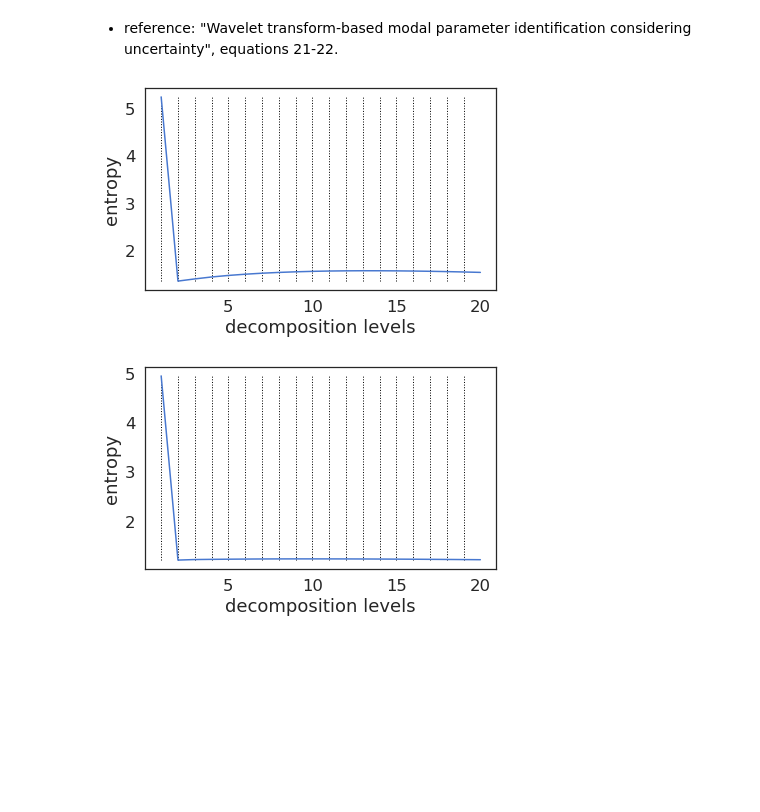
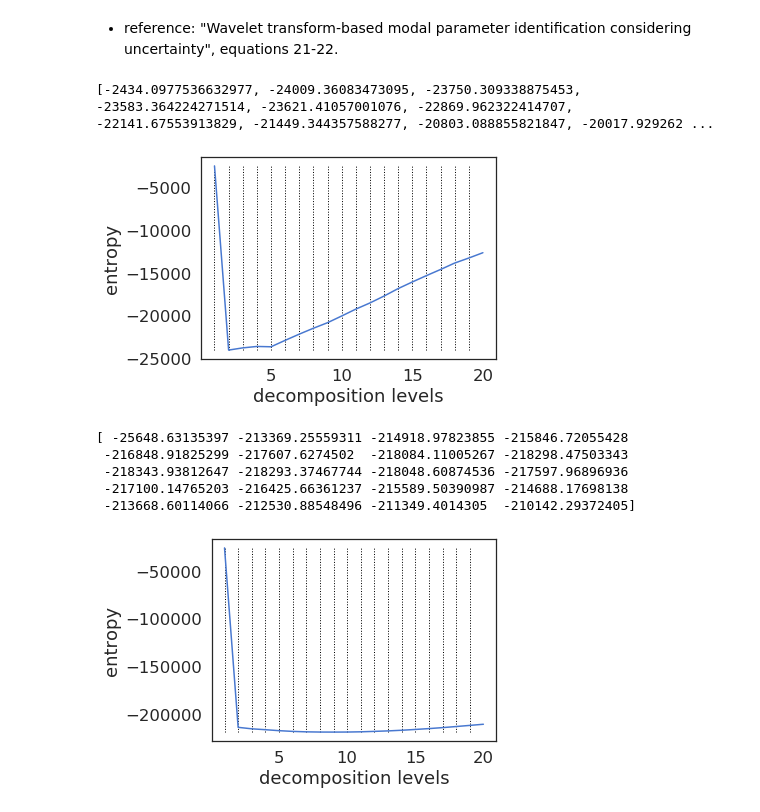
Before and after one commit to andac-demir/HapticsDynamicSystemIdentification, a Jupyter notebook: decomposition_entropy.ipynb, the cells around one changed output. Saved outputs shown, nothing was run; the diff lists cells and outputs as text; code cells hidden in the pictures; blank space fills up the shorter version.

```diff
--- a/decomposition_entropy.ipynb
+++ b/decomposition_entropy.ipynb
@@ -401,6 +401,6 @@ def _test_select_resolution_byspectral(signal):
 # %%
 subject = 4
 trial = 25
-signal = test_data[subject][trial]['EMG-2']
+signal = test_data[subject][trial]['EEG-2']
 _test_select_resolution_byspectral(signal)
 # %% [output]
@@ -446,7 +446,7 @@ def get_pdf_distr(wcoeffs):
     '''
     wcoeffs = np.array(wcoeffs)
     wcoeffs = wcoeffs[abs(wcoeffs)!=0]
-    return abs(wcoeffs) / np.sum(np.abs(wcoeffs))
+    return abs(wcoeffs) / (np.sum(np.abs(wcoeffs)**2) / len(wcoeffs))
 # %%
 def _test_select_resolution_bywavelet(signal, _max=20, average=False):
     '''
@@ -506,21 +506,27 @@ def plot_se(se):
 # %%
 subject = 4
 trial = 25
-signal = test_data[subject][trial]['EMG-2']
+signal = test_data[subject][trial]['EEG-2']
 se = _test_select_resolution_bywavelet(signal)
 print(se)
 plot_se(se)
 # %% [output]
+[-2434.0977536632977, -24009.36083473095, -23750.309338875453, -23583.364224271514, -23621.41057001076, -22869.962322414707, -22141.67553913829, -21449.344357588277, -20803.088855821847, -20017.929262 ...
-[figure, old version]
+[figure, new version]
 # %%
 count = 0
 for subject in test_data:
     for trial in subject:
         for channel in trial:
-            se = np.add(_test_select_resolution_bywavelet(trial[channel]), se)
+            se = np.add(_test_select_resolution_bywavelet(trial[channel], 20, False), se)
             count += 1
 se = se / count
 print(se)
 plot_se(se)
 # %% [output]
+[ -25648.63135397 -213369.25559311 -214918.97823855 -215846.72055428
+ -216848.91825299 -217607.6274502  -218084.11005267 -218298.47503343
+ -218343.93812647 -218293.37467744 -218048.60874536 -217597.96896936
+ -217100.14765203 -216425.66361237 -215589.50390987 -214688.17698138
+ -213668.60114066 -212530.88548496 -211349.4014305  -210142.29372405]
-[figure, old version]
+[figure, new version]
```
Also changed, not shown: parts of 3 cells of this notebook.
